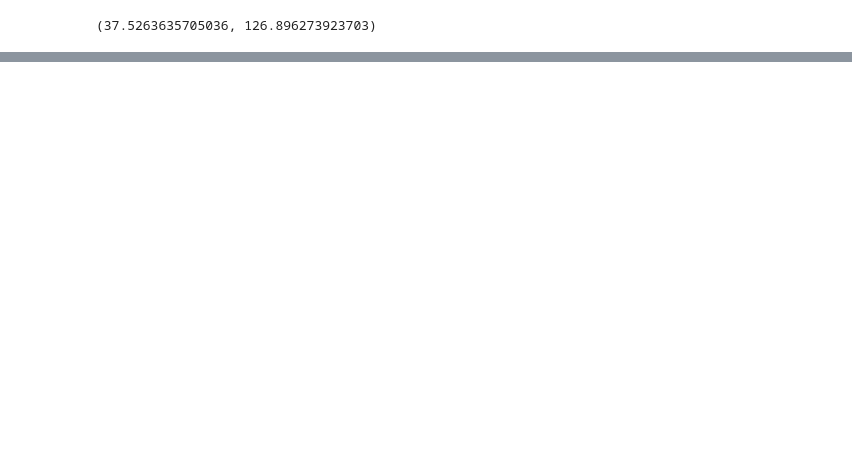
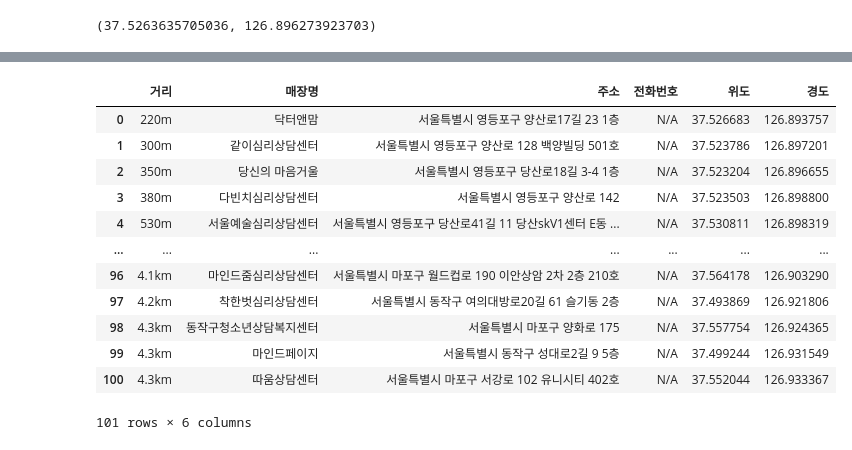
Before and after one commit to bong9C/2nd-project, a Jupyter notebook: get_market_info1.ipynb, the cells around one changed output, grey strips where cells are left out. Cells and saved outputs as stored; diff of their text form; code cells hidden in the pictures; blank space fills up the shorter version.

```diff
--- a/get_market_info1.ipynb
+++ b/get_market_info1.ipynb
@@ -193,20 +182,0 @@ results
-# %%
-results = []
-# 현재 위치에서 마켓 거리
-m_distance = mart.select_one('span.lWwyx.NVngW').get_text().split('서')[1]
-# 마켓 이름
-m_title = mart.select_one('span.place_bluelink.YwYLL').get_text()
-# 마켓 도로명 주소
-if mart.select_one('div.zZfO1').get_text()[:2] == '지번':
-    m_addr = mart.select_one('div.zZfO1').get_text()[2:-2]
-else:
-    m_addr = mart.select_one('div.zZfO1').get_text()[3:-2]
-# 딕셔너리 형태로 저장
-market_data = {
-    '거리': m_distance,
-    '매장명': m_title,
-    '주소': m_addr
-}
-# 딕셔너리 형태로 저장한 것을 리스트에 저장 (3가지 마켓을 넣어야 하므로)
-results.append(market_data)
-results
@@ -214,0 +185,3 @@ AttributeError: 'NoneType' object has no attribute 'get_text'
+# %%
+df = pd.DataFrame(results)
+df
@@ -214,0 +202,33 @@ AttributeError: 'NoneType' object has no attribute 'get_text'
+# %%
+# 고객이 입력한 주소 좌표 구하기
+from tqdm import tqdm
+with open('keys/카카오api.txt') as file:
+    kakao_key = file.read()
+
+base_url = 'https://dapi.kakao.com/v2/local/search/address.json'
+header = {'Authorization': f'KakaoAK {kakao_key}'}
+lat_list, lng_list = [], []
+
+for i in tqdm(df.index):
+    url = f'{base_url}?query={quote(df["주소"][i])}'
+    result = requests.get(url, headers=header).json()
+    lat_list.append(float(result['documents'][0]['y']))
+    lng_list.append(float(result['documents'][0]['x']))
+# %%
+df['위도'] = lat_list
+df['경도'] = lng_list
+df
+# %% [output]
+|  | 거리 | 매장명 | 주소 | 전화번호 | 위도 | 경도 |
+| 0 | 220m | 닥터앤맘 | 서울특별시 영등포구 양산로17길 23 1층 | N/A | 37.526683 | 126.893757 |
+| 1 | 300m | 같이심리상담센터 | 서울특별시 영등포구 양산로 128 백양빌딩 501호 | N/A | 37.523786 | 126.897201 |
+| 2 | 350m | 당신의 마음거울 | 서울특별시 영등포구 당산로18길 3-4 1층 | N/A | 37.523204 | 126.896655 |
+| 3 | 380m | 다빈치심리상담센터 | 서울특별시 영등포구 양산로 142 | N/A | 37.523503 | 126.898800 |
+| 4 | 530m | 서울예술심리상담센터 | 서울특별시 영등포구 당산로41길 11 당산skV1센터 E동 ... | N/A | 37.530811 | 126.898319 |
+| ... | ... | ... | ... | ... | ... | ... |
+| 96 | 4.1km | 마인드줌심리상담센터 | 서울특별시 마포구 월드컵로 190 이안상암 2차 2층 210호 | N/A | 37.564178 | 126.903290 |
+| 97 | 4.2km | 착한벗심리상담센터 | 서울특별시 동작구 여의대방로20길 61 슬기동 2층 | N/A | 37.493869 | 126.921806 |
+| 98 | 4.3km | 동작구청소년상담복지센터 | 서울특별시 마포구 양화로 175 | N/A | 37.557754 | 126.924365 |
+| 99 | 4.3km | 마인드페이지 | 서울특별시 동작구 성대로2길 9 5층 | N/A | 37.499244 | 126.931549 |
+| 100 | 4.3km | 따움상담센터 | 서울특별시 마포구 서강로 102 유니시티 402호 | N/A | 37.552044 | 126.933367 |
+101 rows × 6 columns
```
Also changed, not shown: parts of 18 cells of this notebook, 1 other file.
